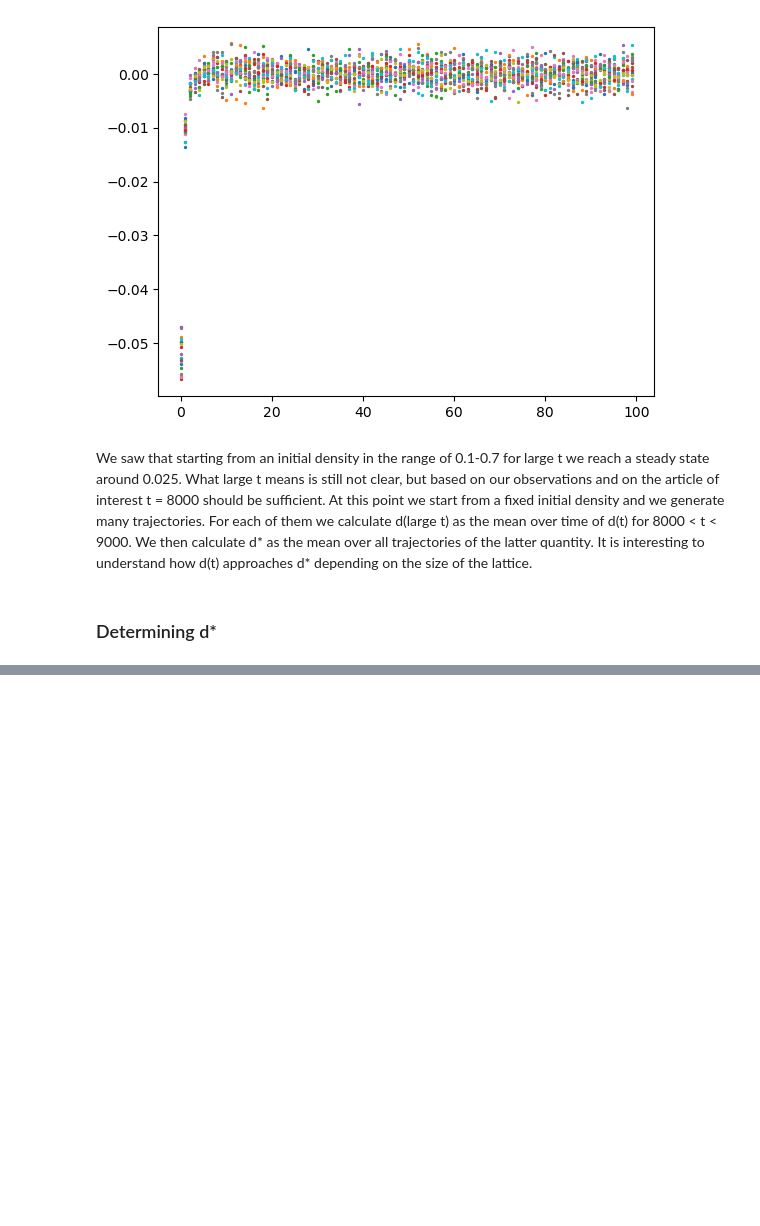
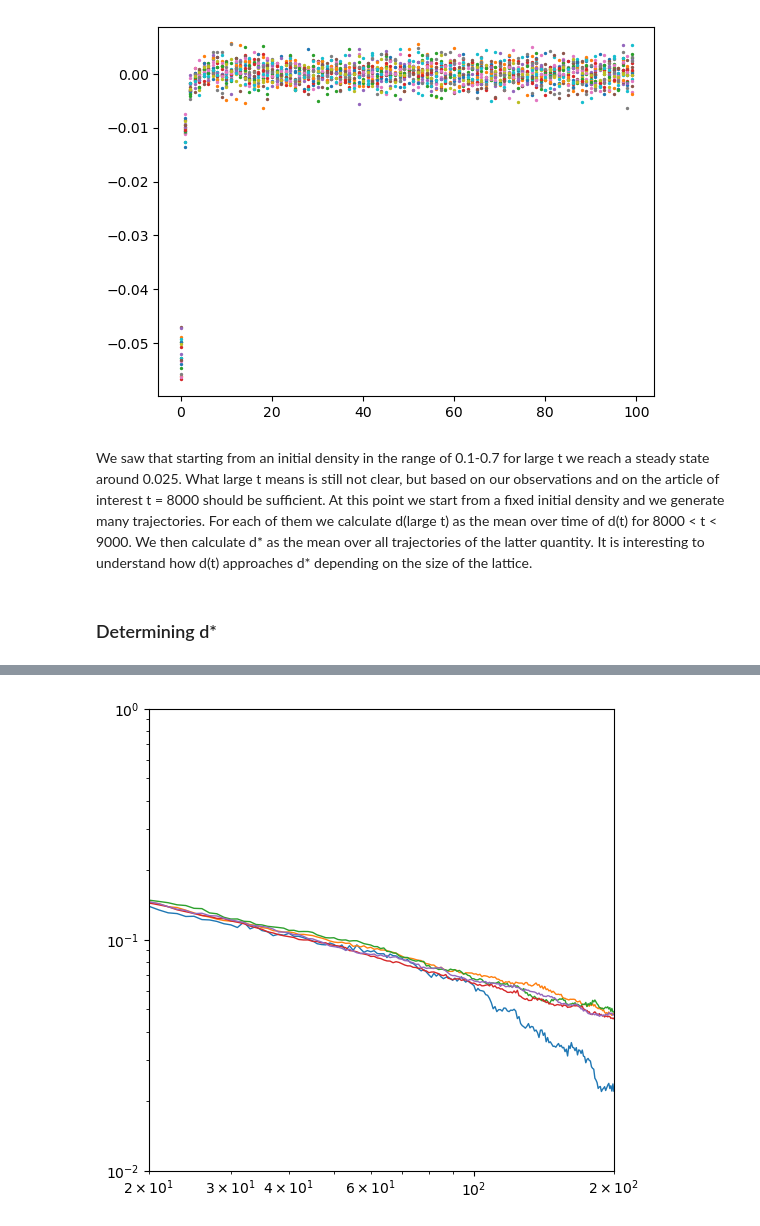
Before and after one commit to andrealorenzetto/LCP_projects_Y8_group9, a Jupyter notebook: Game_of_life.ipynb, the cells around one changed output, grey strips where cells are left out. Drawn from its saved outputs; the diff is of its cells as text; code cells hidden in the pictures; blank space fills up the shorter version.

```diff
--- a/Game_of_life.ipynb
+++ b/Game_of_life.ipynb
@@ -230,0 +283,11 @@ Lattice size:  300 x 300
+# %%
+fig, ax1 = plt.subplots(figsize = (6,6))
+for d in mean_densities:
+    ax1.plot(time, d, lw = 1)
+ax1.set_ylim(0.01,1)
+ax1.set_xlim(20,200)
+ax1.set_yscale('log')
+ax1.set_xscale('log')
+plt.show()
+# %% [output]
+[figure, added]
```
Also changed, not shown: parts of 22 cells of this notebook, 1 other file.
